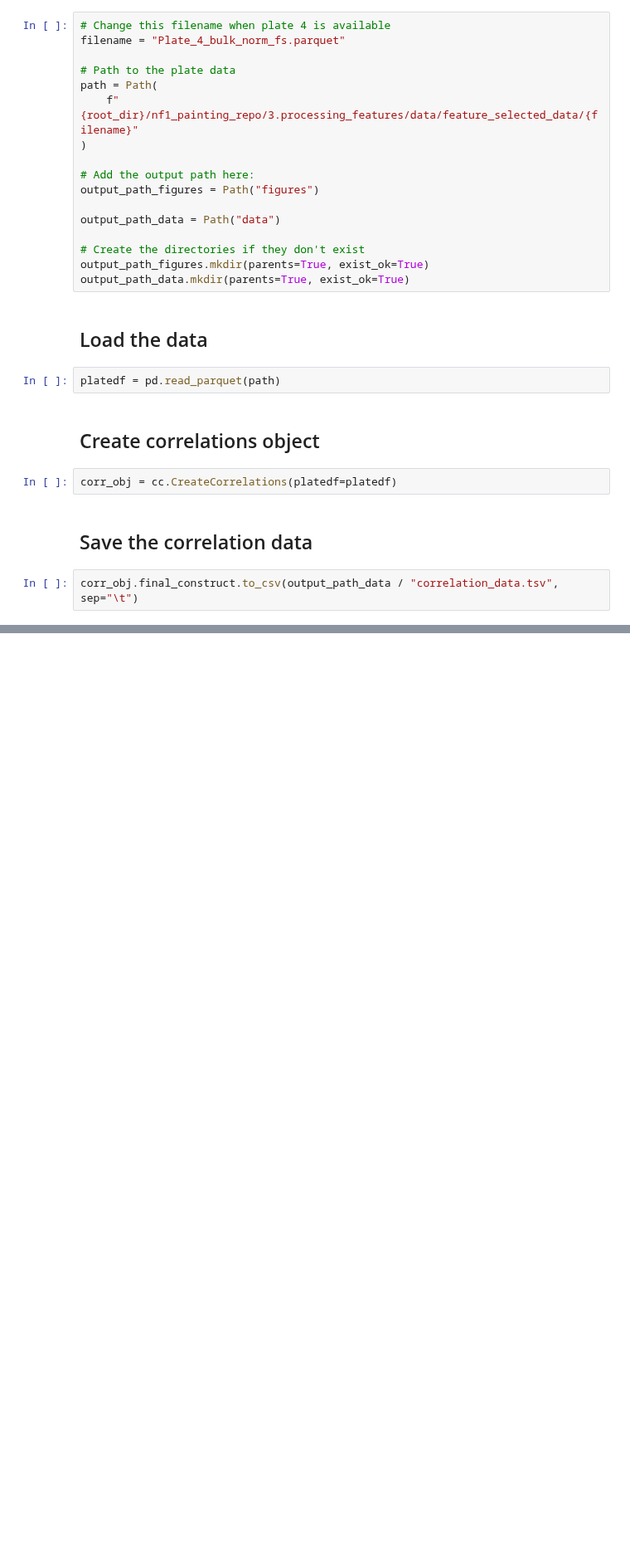
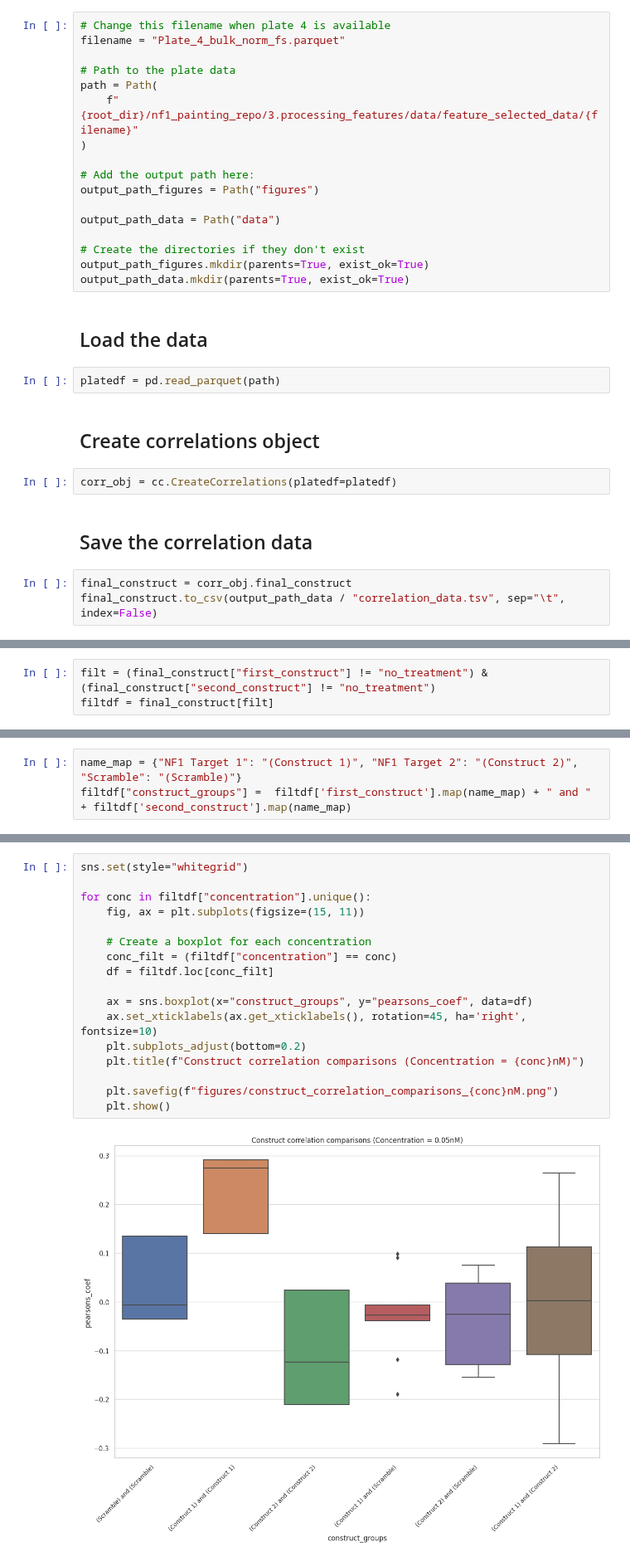
Before and after one commit to WayScience/NF1_SchwannCell_data_analysis, a Jupyter notebook: 0.data_analysis/construct_phenotypic_expression_plate_4_fs_data/median_correlation_relationships/median_cross_corr.ipynb, the cells around one changed output, grey strips where cells are left out. Shown at 83% size. Drawn from its saved outputs; the diff is of its cells as text; blank space fills up the shorter version.

Commit message:
Modified group correlations to reflect pairwise relationships

```diff
--- a/0.data_analysis/construct_phenotypic_expression_plate_4_fs_data/median_correlation_relationships/median_cross_corr.ipynb
+++ b/0.data_analysis/construct_phenotypic_expression_plate_4_fs_data/median_correlation_relationships/median_cross_corr.ipynb
@@ -64,4 +66,5 @@ corr_obj = cc.CreateCorrelations(platedf=platedf)
 # %% [markdown]
 ## Save the correlation data
 # %%
-corr_obj.final_construct.to_csv(output_path_data / "correlation_data.tsv", sep="\t")
+final_construct = corr_obj.final_construct
+final_construct.to_csv(output_path_data / "correlation_data.tsv", sep="\t", index=False)
@@ -85,0 +73,3 @@ corr_obj.plot_correlations(output_path=output_path_figures)
+# %%
+filt = (final_construct["first_construct"] != "no_treatment") & (final_construct["second_construct"] != "no_treatment")
+filtdf = final_construct[filt]
@@ -85,0 +78,3 @@ corr_obj.plot_correlations(output_path=output_path_figures)
+# %%
+name_map = {"NF1 Target 1": "(Construct 1)", "NF1 Target 2": "(Construct 2)", "Scramble": "(Scramble)"}
+filtdf["construct_groups"] =  filtdf['first_construct'].map(name_map) + " and " + filtdf['second_construct'].map(name_map)
@@ -85,0 +89,19 @@ corr_obj.plot_correlations(output_path=output_path_figures)
+# %%
+sns.set(style="whitegrid")
+
+for conc in filtdf["concentration"].unique():
+    fig, ax = plt.subplots(figsize=(15, 11))
+
+    # Create a boxplot for each concentration
+    conc_filt = (filtdf["concentration"] == conc)
+    df = filtdf.loc[conc_filt]
+
+    ax = sns.boxplot(x="construct_groups", y="pearsons_coef", data=df)
+    ax.set_xticklabels(ax.get_xticklabels(), rotation=45, ha='right', fontsize=10)
+    plt.subplots_adjust(bottom=0.2)
+    plt.title(f"Construct correlation comparisons (Concentration = {conc}nM)")
+
+    plt.savefig(f"figures/construct_correlation_comparisons_{conc}nM.png")
+    plt.show()
+# %% [output]
+[figure, added]
```
Also changed, not shown: parts of 8 cells of this notebook, 2 other files.
